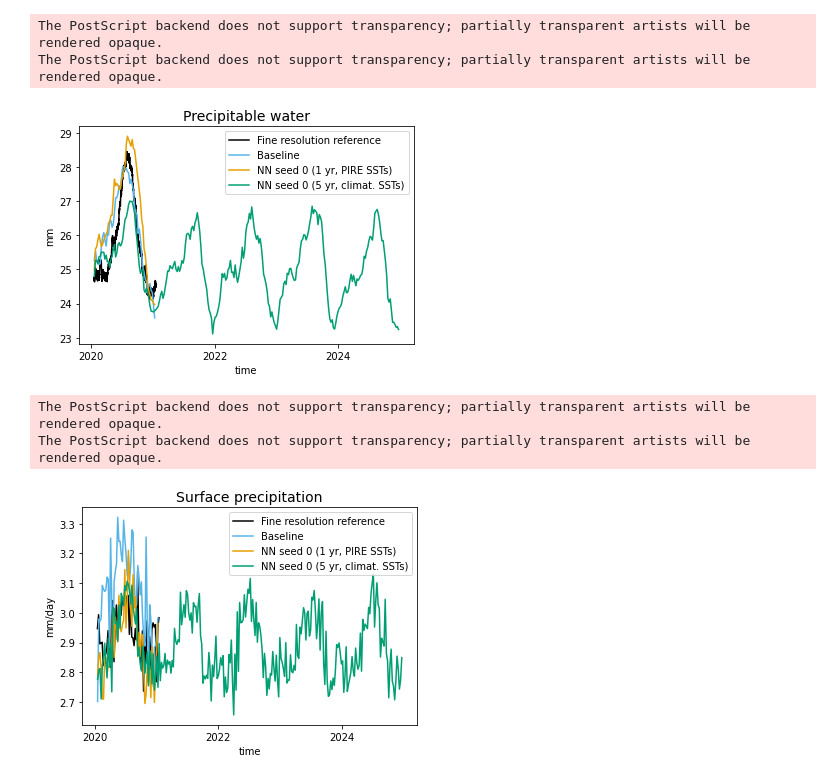
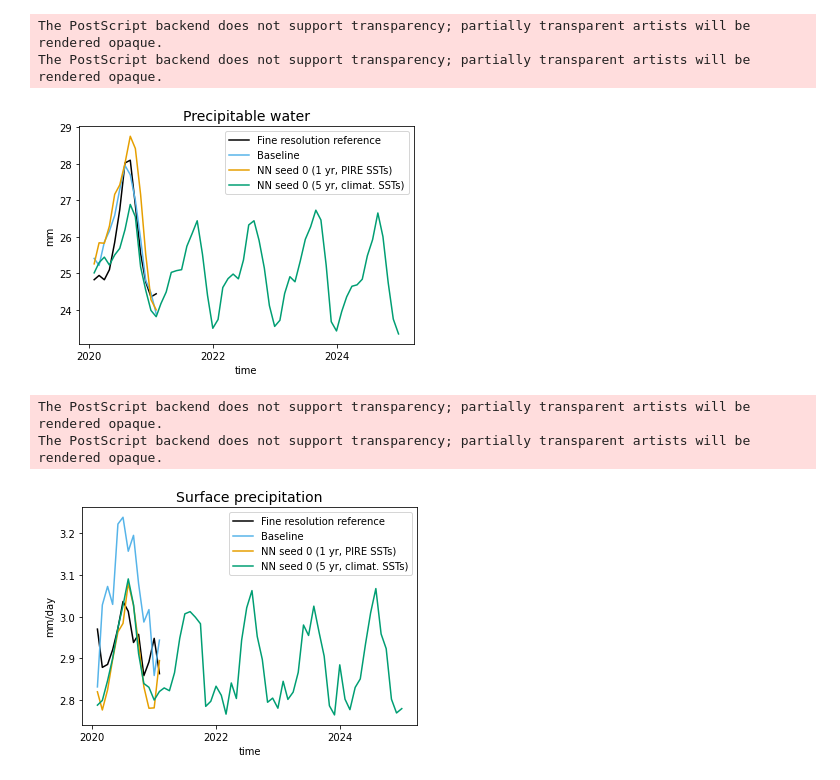
Before and after one commit to ai2cm/nudge-to-3km-PIRE-1yr-workflow, a Jupyter notebook: notebooks/multiyear_run.ipynb, the cells around one changed output. Cells and saved outputs as stored; diff of their text form; code cells hidden in the pictures.

```diff
--- a/notebooks/multiyear_run.ipynb
+++ b/notebooks/multiyear_run.ipynb
@@ -82,13 +82,14 @@ ax = plt.gca()
 
 ax.set_prop_cycle(custom_cycler)
 
-verif_pwat = vcm.weighted_average(verif_dyn["PWAT"] * kg_m2_to_mm, grid.area)
+verif_pwat = vcm.weighted_average(verif_dyn["PWAT"] * kg_m2_to_mm, grid.area).resample(time="1M").mean()
 ax.plot(verif_pwat.time.values, verif_pwat.values, label="Fine resolution reference")
 
 for label, ds_ in zip(labels, diags):
     pwat = (vcm.weighted_average(
         ds_["water_vapor_path"].drop_vars(["tile", "x", "y"]), grid.drop_vars(["tile", "x", "y"]).area
-    ).resample(time="7D").mean()) * kg_m2_to_mm
+    ).resample(time="1M").mean() #.resample(time="7D").mean()
+    ) * kg_m2_to_mm
     ax.plot(pwat.time, pwat.values, label=label)
 ax.legend()
 ax.set_xlabel("time")
@@ -102,32 +103,33 @@ plt.savefig("figures/eps/prognostic_multiyr_pwat.eps", format="eps", bbox_inches
 # %% [output]
 The PostScript backend does not support transparency; partially transparent artists will be rendered opaque.
 The PostScript backend does not support transparency; partially transparent artists will be rendered opaque.
-[figure, old version]
+[figure, new version]
 # %%
 
 fig = plt.figure()
 ax = plt.gca()
 
 ax.set_prop_cycle(custom_cycler)
 
 verif_precip = vcm.weighted_average(verif_physics["PRATEsfc_coarse"] * kg_m2s_to_mm_day, grid.area) \
-    .resample(time="7D").mean()
+    .resample(time="1M").mean()
+    #.resample(time="7D").mean()
 ax.plot(verif_precip.time.values, verif_precip.values, label="Fine resolution reference")
 
 for label, ds_ in zip(labels, diags):
     precip = (
         vcm.weighted_average(ds_["total_precipitation_rate"], grid.area) * kg_m2s_to_mm_day
-    ).resample(time="7D").mean()
+    ).resample(time="1M").mean() #.resample(time="7D").mean()
     ax.plot(precip.time, precip.values, label=label)
 ax.legend(loc='upper right')
 ax.set_xlabel("time")
 ax.set_ylabel("mm/day")
 ax.set_title("Surface precipitation", fontsize=14)
 
 plt.savefig("figures/pdf/prognostic_multiyr_precip.pdf", dpi=150, bbox_inches='tight')
 plt.savefig("figures/png/prognostic_multiyr_precip.png", dpi=150, bbox_inches='tight')
 plt.savefig("figures/eps/prognostic_multiyr_precip.eps", format="eps", bbox_inches='tight')
 # %% [output]
 The PostScript backend does not support transparency; partially transparent artists will be rendered opaque.
 The PostScript backend does not support transparency; partially transparent artists will be rendered opaque.
-[figure, old version]
+[figure, new version]
```
Also changed, not shown: 1 other file.
